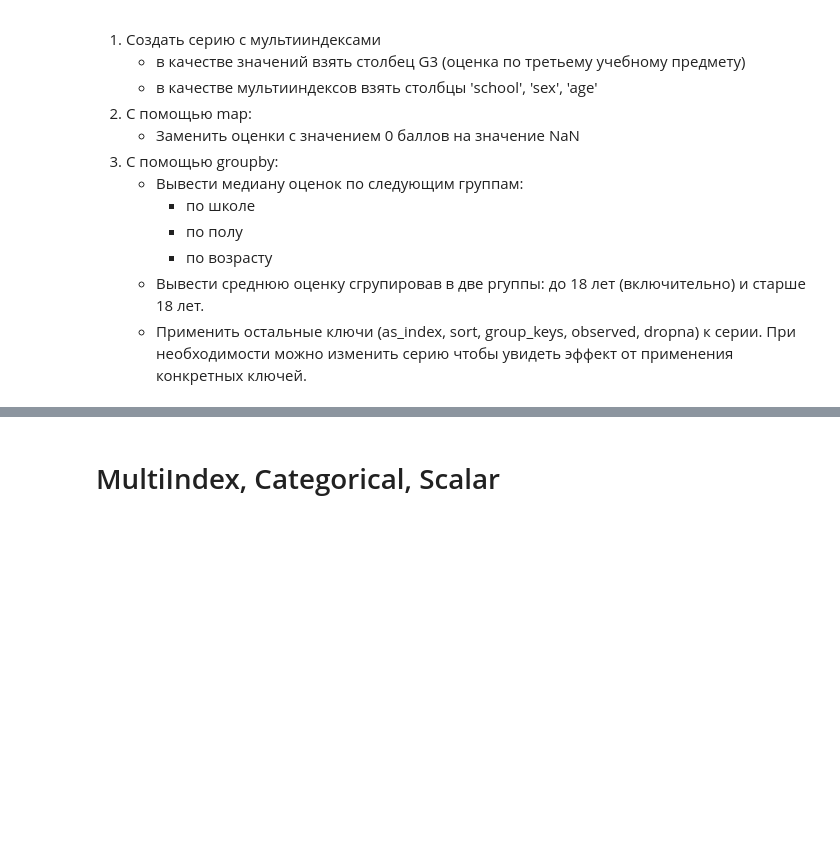
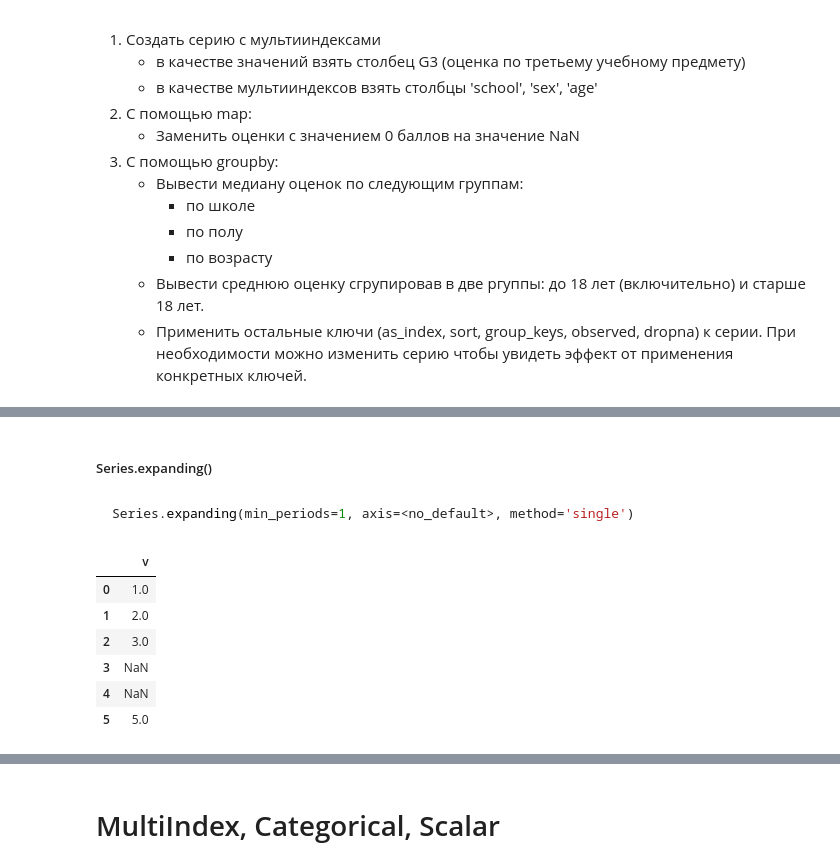
Before and after one commit to rgenius-ru/pandas_lessons, a Jupyter notebook: lessons/Pandas_for_Data_Engineering/part2_new.ipynb, the cells around one changed output, grey strips where cells are left out. Saved outputs shown, nothing was run; the diff lists cells and outputs as text; code cells hidden in the pictures; blank space fills up the shorter version.

````diff
--- a/lessons/Pandas_for_Data_Engineering/part2_new.ipynb
+++ b/lessons/Pandas_for_Data_Engineering/part2_new.ipynb
@@ -1831,0 +1867,17 @@ Name: Salary, dtype: float64
+# %% [markdown]
+##### Series.expanding()
+# %% [markdown]
+```python
+Series.expanding(min_periods=1, axis=<no_default>, method='single')
+```
+# %%
+df = pd.DataFrame({'v': [1, 2, 3, np.nan, np.nan, 5]})
+df
+# %% [output]
+|  | v |
+| 0 | 1.0 |
+| 1 | 2.0 |
+| 2 | 3.0 |
+| 3 | NaN |
+| 4 | NaN |
+| 5 | 5.0 |
````
Also changed, not shown: parts of 15 cells of this notebook.
